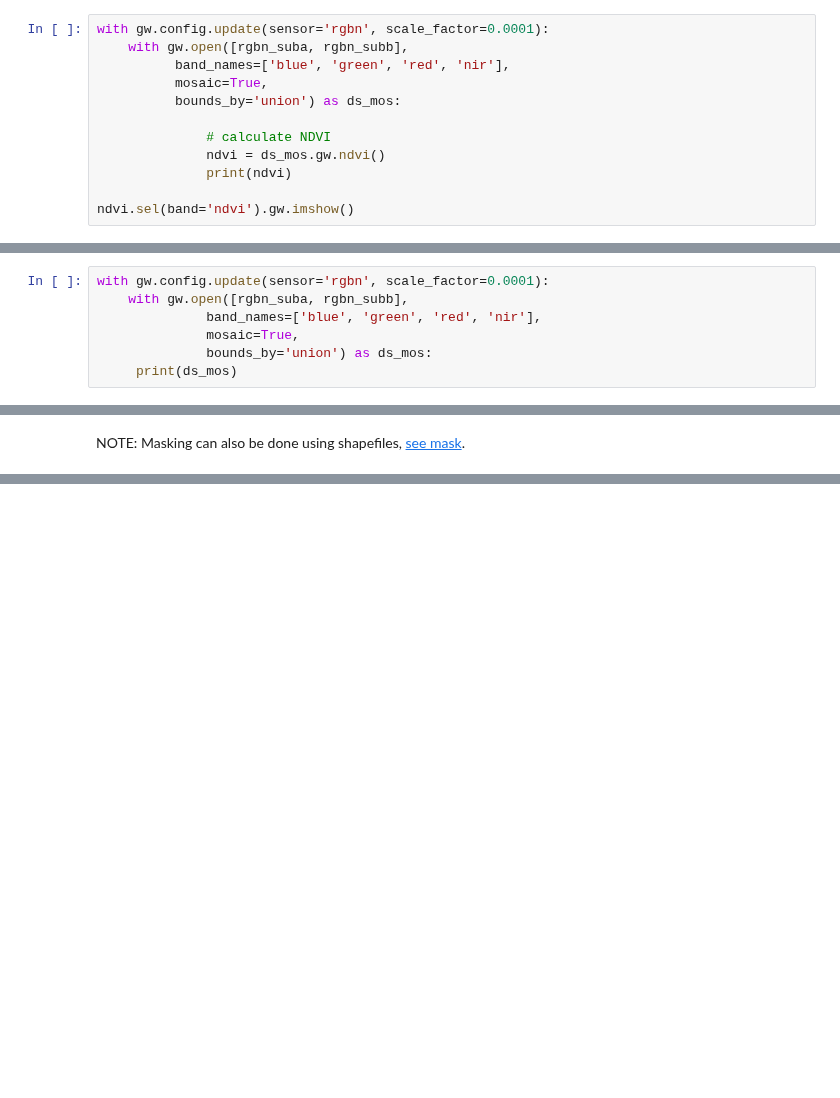
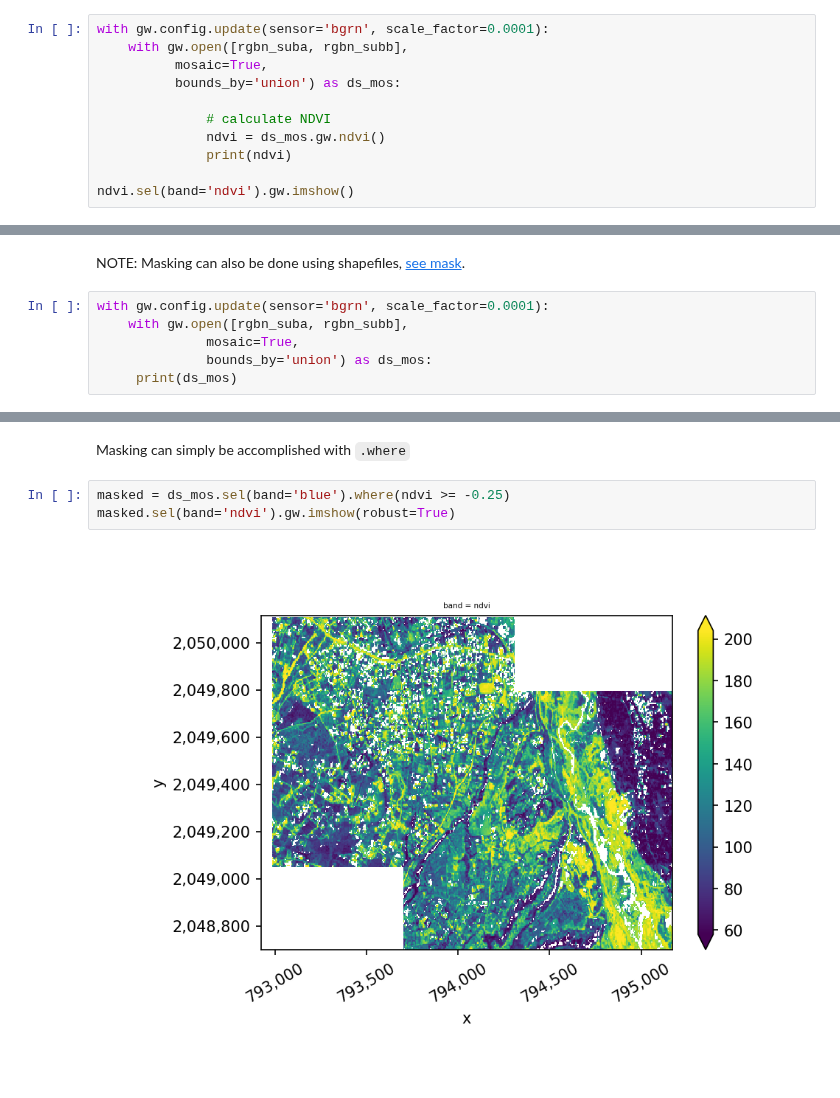
Before and after one commit to jgrss/geowombat, a Jupyter notebook: examples/mosaic_ndvi_mask.ipynb, the cells around one changed output, grey strips where cells are left out. Cells and saved outputs as stored; diff of their text form; blank space fills up the shorter version.

```diff
--- a/examples/mosaic_ndvi_mask.ipynb
+++ b/examples/mosaic_ndvi_mask.ipynb
@@ -73,9 +73,8 @@ ds_mos.sel(band=['blue', 'green', 'red']).gw.imshow()
 
 Now let's calculate NDVI. In order to do this we need to update our sensor configuration to take into account the band types and the scale factor for the data.
 # %%
-with gw.config.update(sensor='rgbn', scale_factor=0.0001):
+with gw.config.update(sensor='bgrn', scale_factor=0.0001):
     with gw.open([rgbn_suba, rgbn_subb],
-          band_names=['blue', 'green', 'red', 'nir'],
           mosaic=True,
           bounds_by='union') as ds_mos:
 
@@ -108,10 +107,3 @@ Attributes:
 ## Masking With Another Raster
 
 Geowombat also makes masking out values easy. To set a global mask follow this general proceedure.
-# %%
-with gw.config.update(sensor='rgbn', scale_factor=0.0001):
-    with gw.open([rgbn_suba, rgbn_subb],
-              band_names=['blue', 'green', 'red', 'nir'],
-              mosaic=True,
-              bounds_by='union') as ds_mos:
-     print(ds_mos)
@@ -146,2 +110,8 @@ ndvi_mask.sel(band='ndvi').gw.imshow()
 # %% [markdown]
 NOTE: Masking can also be done using shapefiles, [see mask](https://geowombat.readthedocs.io/en/latest/api/geowombat.mask.html#geowombat.mask).
+# %%
+with gw.config.update(sensor='bgrn', scale_factor=0.0001):
+    with gw.open([rgbn_suba, rgbn_subb],
+              mosaic=True,
+              bounds_by='union') as ds_mos:
+     print(ds_mos)
@@ -147,0 +135,7 @@ NOTE: Masking can also be done using shapefiles, [see mask](https://geowombat.re
+# %% [markdown]
+Masking can simply be accomplished with `.where`
+# %%
+masked = ds_mos.sel(band='blue').where(ndvi >= -0.25)
+masked.sel(band='ndvi').gw.imshow(robust=True)
+# %% [output]
+[figure, added]
```
Also changed, not shown: parts of 16 cells of this notebook.
